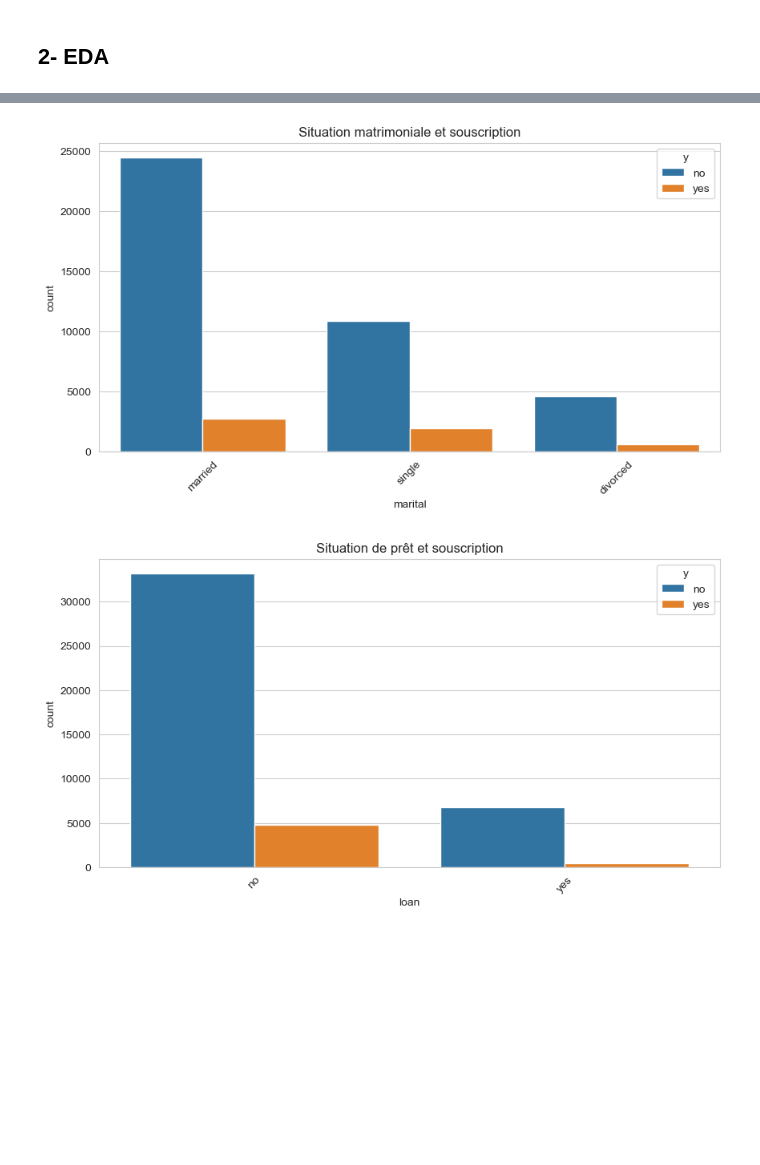
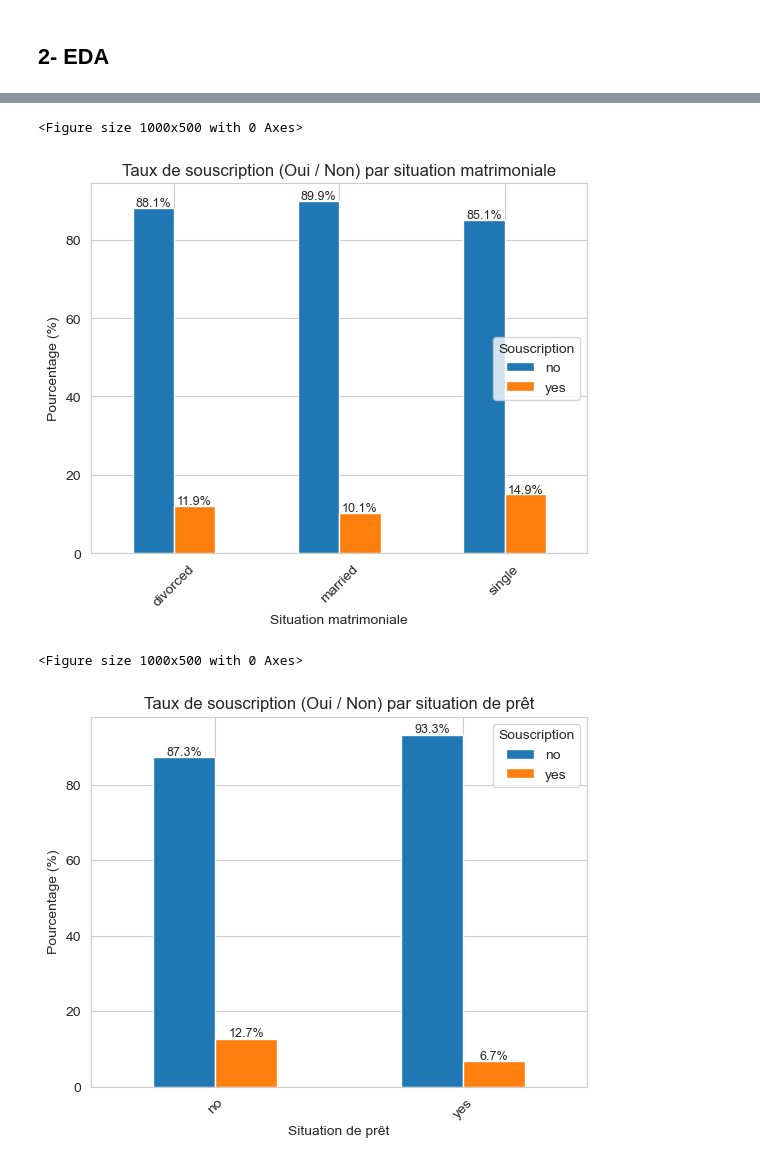
Before and after one commit to isaacprdnt/Bank-Marketing-Insights, a Jupyter notebook: 1_processing_eda.ipynb, the cells around one changed output, grey strips where cells are left out. Cells and saved outputs as stored; diff of their text form; code cells hidden in the pictures; blank space fills up the shorter version.

```diff
--- a/1_processing_eda.ipynb
+++ b/1_processing_eda.ipynb
@@ -188,8 +221,22 @@ plt.show()
 # %%
 #montrer quels éductaions sont les plus susceptibles de dire OUI au dépôt à terme.
+education_rate = (
+    df_clean.groupby('niveau_etudes')['souscription']
+    .value_counts(normalize=True)
+    .unstack() * 100
+)
 plt.figure(figsize=(10,5))
-sns.countplot(x='education', hue='y', data=df)
+education_rate.plot(kind='bar')
+for container in plt.gca().containers:
+    for bar in container:
+        height = bar.get_height()
+        plt.text(bar.get_x() + bar.get_width()/2, height + 0.5,
+                 f"{height:.1f}%", ha='center', fontsize=9)
+
 plt.xticks(rotation=45)
-plt.title("Niveau d'éducation et souscription")
+plt.title("Taux de souscription (Oui / Non) par niveau d'études")
+plt.xlabel("Niveau d'études")
+plt.ylabel("Pourcentage (%)")
+plt.legend(title="Souscription")
 plt.show()
 # %% [output]
@@ -197,18 +245,48 @@ plt.show()
 # %%
 #montrer quels sont les situations matrimoniales les plus susceptibles de dire OUI au dépôt à terme.
+marital_rate = (
+    df_clean.groupby('statut_matrimonial')['souscription']
+    .value_counts(normalize=True)
+    .unstack() * 100
+)
 plt.figure(figsize=(10,5))
-sns.countplot(x='marital', hue='y', data=df)
+marital_rate.plot(kind='bar')
+for container in plt.gca().containers:
+    for bar in container:
+        height = bar.get_height()
+        plt.text(bar.get_x() + bar.get_width()/2, height + 0.5,
+                 f"{height:.1f}%", ha='center', fontsize=9)
+
 plt.xticks(rotation=45)
-plt.title("Situation matrimoniale et souscription")
+plt.title("Taux de souscription (Oui / Non) par situation matrimoniale")
+plt.xlabel("Situation matrimoniale")
+plt.ylabel("Pourcentage (%)")
+plt.legend(title="Souscription")
 plt.show()
 # %% [output]
+<Figure size 1000x500 with 0 Axes>
-[figure, old version]
+[figure, new version]
 # %%
 #montrer si les peronnes ayant un prêt sont les plus susceptibles de dire OUI au dépôt à terme.
+loan_rate = (
+    df_clean.groupby('pret_conso')['souscription']
+    .value_counts(normalize=True)
+    .unstack() * 100
+)
 plt.figure(figsize=(10,5))
-sns.countplot(x='loan', hue='y', data=df)
+loan_rate.plot(kind='bar')
+for container in plt.gca().containers:
+    for bar in container:
+        height = bar.get_height()
+        plt.text(bar.get_x() + bar.get_width()/2, height + 0.5,
+                 f"{height:.1f}%", ha='center', fontsize=9)
+
 plt.xticks(rotation=45)
-plt.title("Situation de prêt et souscription")
+plt.title("Taux de souscription (Oui / Non) par situation de prêt")
+plt.xlabel("Situation de prêt")
+plt.ylabel("Pourcentage (%)")
+plt.legend(title="Souscription")
 plt.show()
 # %% [output]
+<Figure size 1000x500 with 0 Axes>
-[figure, old version]
+[figure, new version]
```
Also changed, not shown: parts of 14 cells of this notebook.
